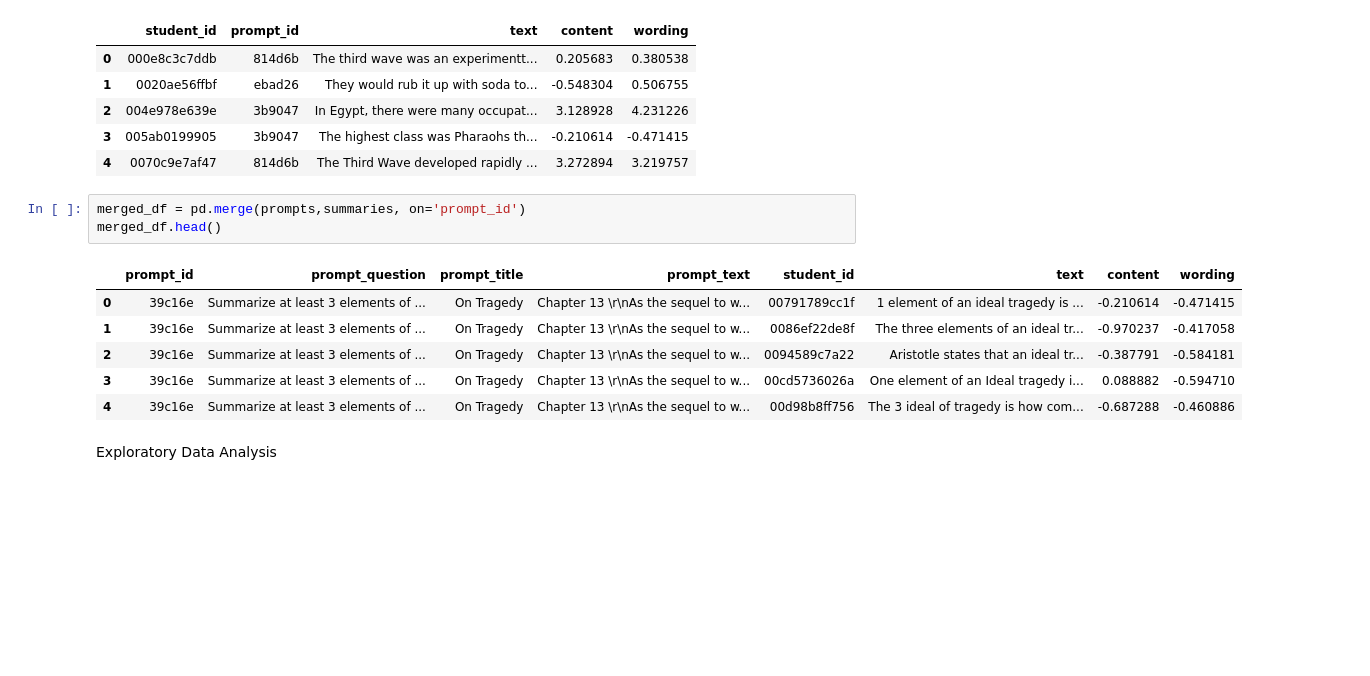
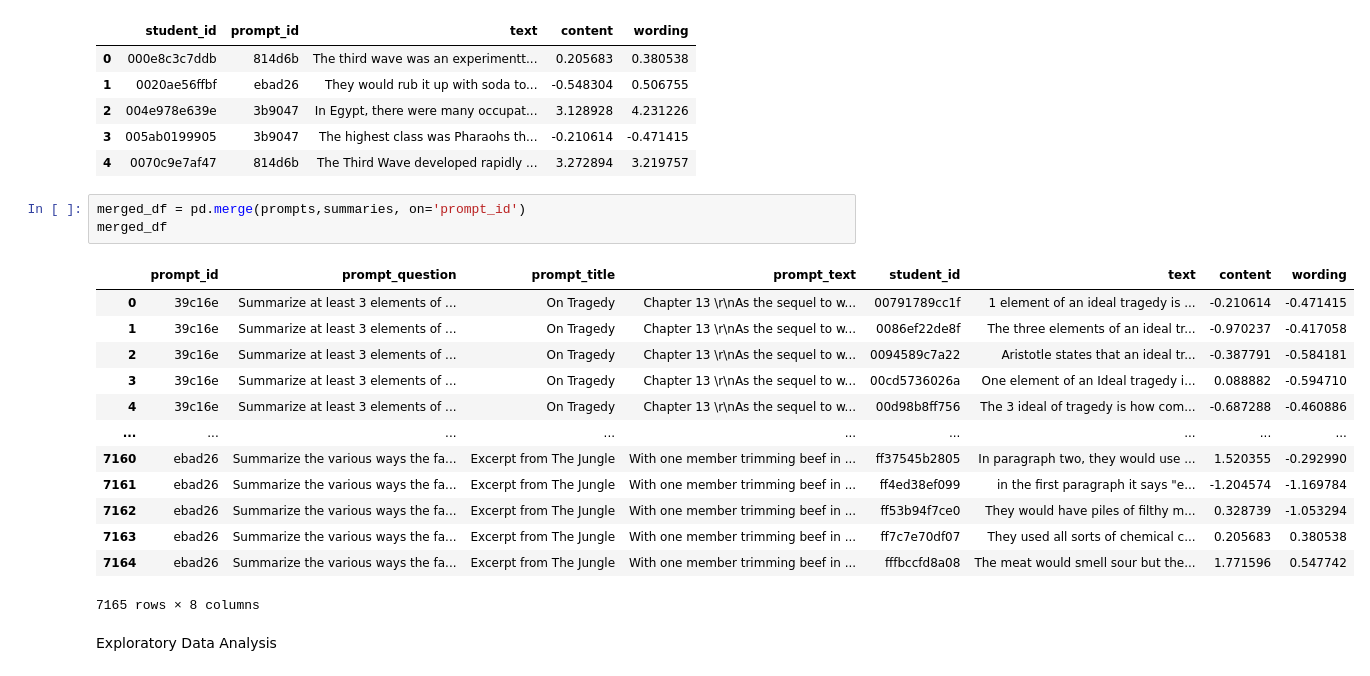
Before and after one commit to hdkkilavuz/Evaluation-of-Student-Summaries, a Jupyter notebook: studentsummaries.ipynb, the cells around one changed output. Drawn from its saved outputs; the diff is of its cells as text; blank space fills up the shorter version.

```diff
--- a/studentsummaries.ipynb
+++ b/studentsummaries.ipynb
@@ -73,14 +76,21 @@ summaries.head()
 | 4 | 0070c9e7af47 | 814d6b | The Third Wave developed rapidly ... | 3.272894 | 3.219757 |
 # %%
 merged_df = pd.merge(prompts,summaries, on='prompt_id')
-merged_df.head()
+merged_df
 # %% [output]
 |  | prompt_id | prompt_question | prompt_title | prompt_text | student_id | text | content | wording |
 | 0 | 39c16e | Summarize at least 3 elements of ... | On Tragedy | Chapter 13 \r\nAs the sequel to w... | 00791789cc1f | 1 element of an ideal tragedy is ... | -0.210614 | -0.471415 |
 | 1 | 39c16e | Summarize at least 3 elements of ... | On Tragedy | Chapter 13 \r\nAs the sequel to w... | 0086ef22de8f | The three elements of an ideal tr... | -0.970237 | -0.417058 |
 | 2 | 39c16e | Summarize at least 3 elements of ... | On Tragedy | Chapter 13 \r\nAs the sequel to w... | 0094589c7a22 | Aristotle states that an ideal tr... | -0.387791 | -0.584181 |
 | 3 | 39c16e | Summarize at least 3 elements of ... | On Tragedy | Chapter 13 \r\nAs the sequel to w... | 00cd5736026a | One element of an Ideal tragedy i... | 0.088882 | -0.594710 |
 | 4 | 39c16e | Summarize at least 3 elements of ... | On Tragedy | Chapter 13 \r\nAs the sequel to w... | 00d98b8ff756 | The 3 ideal of tragedy is how com... | -0.687288 | -0.460886 |
+| ... | ... | ... | ... | ... | ... | ... | ... | ... |
+| 7160 | ebad26 | Summarize the various ways the fa... | Excerpt from The Jungle | With one member trimming beef in ... | ff37545b2805 | In paragraph two, they would use ... | 1.520355 | -0.292990 |
+| 7161 | ebad26 | Summarize the various ways the fa... | Excerpt from The Jungle | With one member trimming beef in ... | ff4ed38ef099 | in the first paragraph it says "e... | -1.204574 | -1.169784 |
+| 7162 | ebad26 | Summarize the various ways the fa... | Excerpt from The Jungle | With one member trimming beef in ... | ff53b94f7ce0 | They would have piles of filthy m... | 0.328739 | -1.053294 |
+| 7163 | ebad26 | Summarize the various ways the fa... | Excerpt from The Jungle | With one member trimming beef in ... | ff7c7e70df07 | They used all sorts of chemical c... | 0.205683 | 0.380538 |
+| 7164 | ebad26 | Summarize the various ways the fa... | Excerpt from The Jungle | With one member trimming beef in ... | fffbccfd8a08 | The meat would smell sour but the... | 1.771596 | 0.547742 |
+7165 rows × 8 columns
 # %% [markdown]
 Exploratory Data Analysis
 # %%
```
Also changed, not shown: parts of 16 cells of this notebook, 1 other file.
